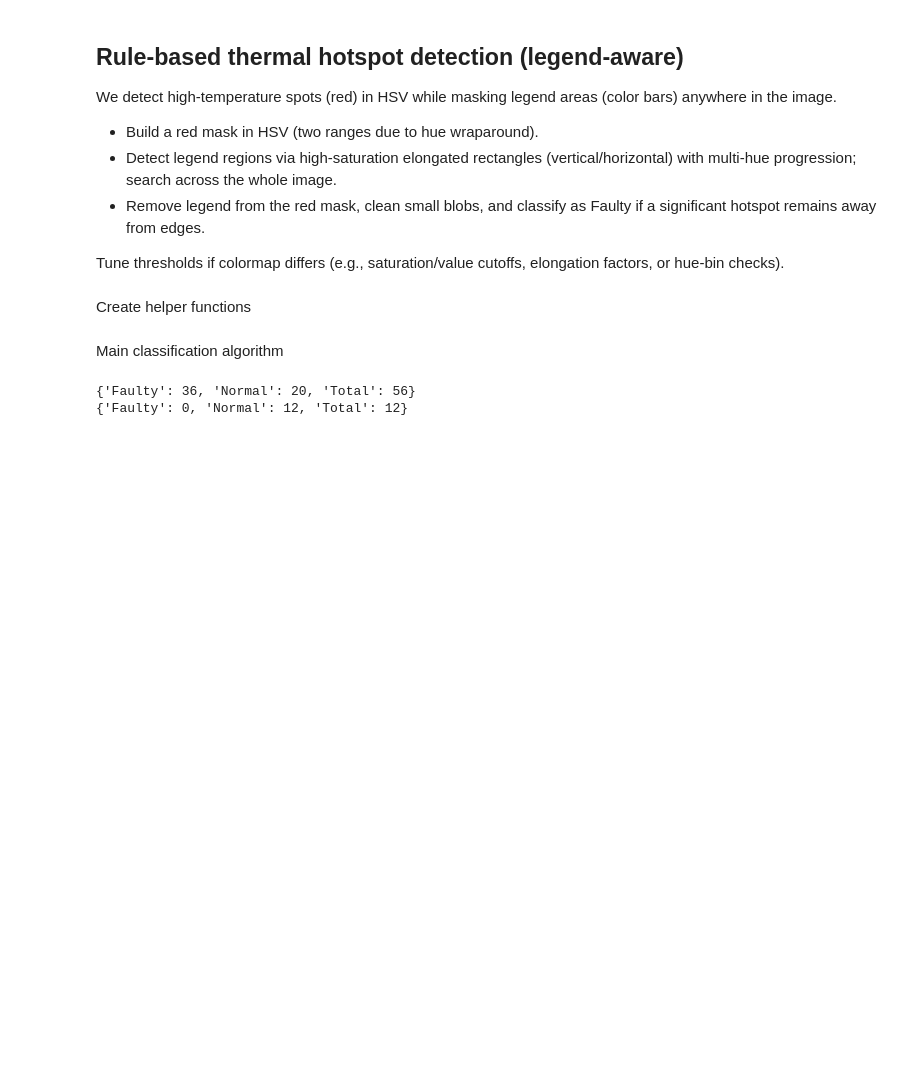
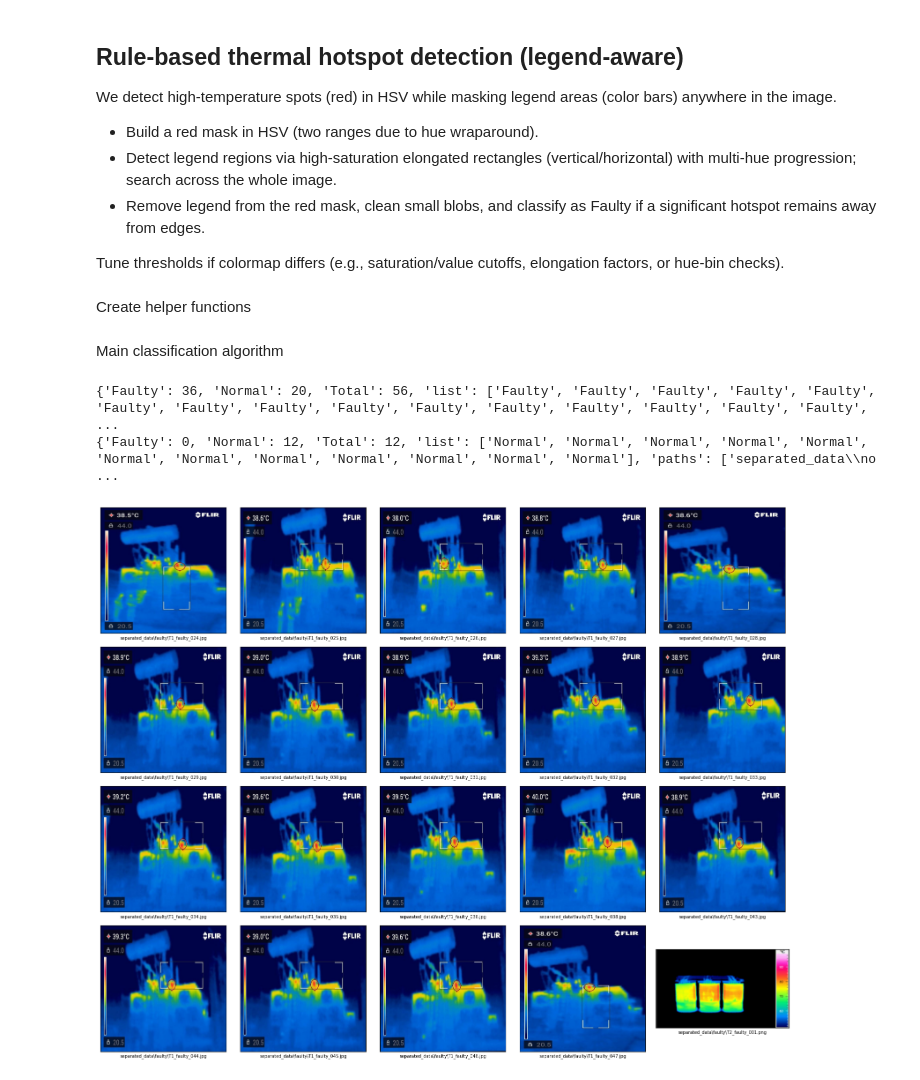
Before and after one commit to Warren-SJ/Transformer-Thermal-AI-Model, a Jupyter notebook: vision_trials.ipynb, the cells around one changed output. Cells and saved outputs as stored; diff of their text form; code cells hidden in the pictures; blank space fills up the shorter version.

Commit message:
Add wrongly classified image plot

```diff
--- a/vision_trials.ipynb
+++ b/vision_trials.ipynb
@@ -163,14 +164,49 @@ def classify_folder(folder_glob_pattern):
             label = classify_thermal_image_cv(p, debug=False)
             results[label] += 1
             results["Total"] += 1
+            results["list"] = results.get("list", []) + [label]
+            results["paths"] = results.get("paths", []) + [p]
         except Exception as e:
             pass
     return results
 # %%
-counts_faulty = classify_folder('separated_data/faulty/*.*')
-counts_normal = classify_folder('separated_data/normal/*.*')
-print(counts_faulty)
-print(counts_normal)
+results_faulty = classify_folder('separated_data/faulty/*.*')
+results_normal = classify_folder('separated_data/normal/*.*')
+print(results_faulty)
+print(results_normal)
 # %% [output]
-{'Faulty': 36, 'Normal': 20, 'Total': 56}
-{'Faulty': 0, 'Normal': 12, 'Total': 12}
+{'Faulty': 36, 'Normal': 20, 'Total': 56, 'list': ['Faulty', 'Faulty', 'Faulty', 'Faulty', 'Faulty', 'Faulty', 'Faulty', 'Faulty', 'Faulty', 'Faulty', 'Faulty', 'Faulty', 'Faulty', 'Faulty', 'Faulty', ...
+{'Faulty': 0, 'Normal': 12, 'Total': 12, 'list': ['Normal', 'Normal', 'Normal', 'Normal', 'Normal', 'Normal', 'Normal', 'Normal', 'Normal', 'Normal', 'Normal', 'Normal'], 'paths': ['separated_data\\no ...
+# %%
+mis_idx = [i for i, res in enumerate(results_faulty.get("list", [])) if res != "Faulty"]
+N = min(20, len(mis_idx))
+if N == 0:
+    print("No misclassified images to display from results_faulty.")
+else:
+    cols = 5
+    rows = (N + cols - 1) // cols
+    fig, axes = plt.subplots(rows, cols, figsize=(cols * 3.2, rows * 3.2))
+    if rows * cols == 1:
+        axes = np.array([axes])
+    axes = axes.ravel()
+
+    def shorten_path(p, max_len=70):
+        return p if len(p) <= max_len else ("…" + p[-(max_len-1):])
+
+    for j in range(rows * cols):
+        ax = axes[j]
+        if j < N:
+            idx = mis_idx[j]
+            p = results_faulty["paths"][idx]
+            img = cv.imread(p)
+            if img is not None:
+                rgb = cv.cvtColor(img, cv.COLOR_BGR2RGB)
+                ax.imshow(rgb)
+            ax.set_xticks([]); ax.set_yticks([])
+            ax.set_xlabel(shorten_path(p), fontsize=7)
+        else:
+            ax.axis('off')
+    plt.tight_layout()
+    plt.show()
+# %% [output]
+[figure, added]
```
Also changed, not shown: parts of 1 cell of this notebook.
